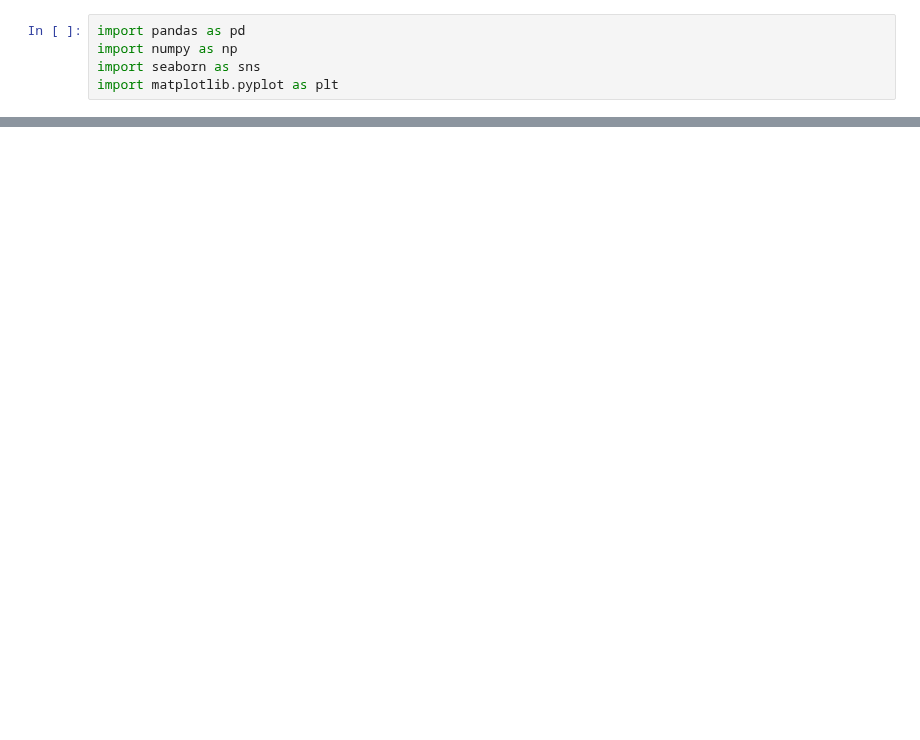
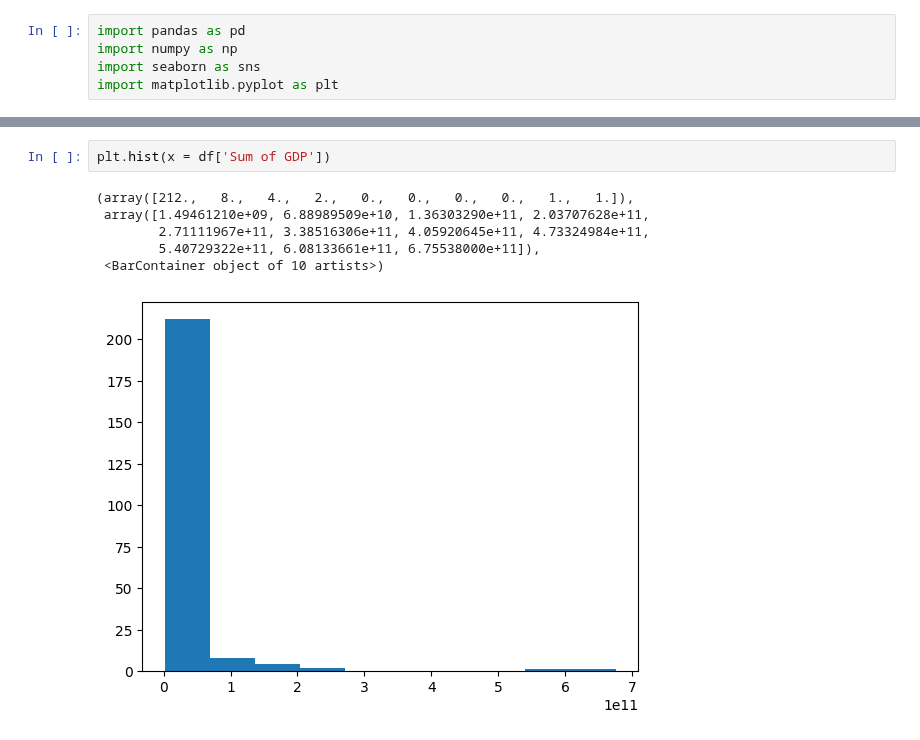
Before and after one commit to shuting2023/Natures_Rx, a Jupyter notebook: allmergedNewEDA.ipynb, the cells around one changed output, grey strips where cells are left out. Drawn from its saved outputs; the diff is of its cells as text; blank space fills up the shorter version.

```diff
--- a/allmergedNewEDA.ipynb
+++ b/allmergedNewEDA.ipynb
@@ -57,0 +79,9 @@ plt.hist(x = df['MH_Score'])
+# %%
+plt.hist(x = df['Sum of GDP'])
+# %% [output]
+(array([212.,   8.,   4.,   2.,   0.,   0.,   0.,   0.,   1.,   1.]),
+ array([1.49461210e+09, 6.88989509e+10, 1.36303290e+11, 2.03707628e+11,
+        2.71111967e+11, 3.38516306e+11, 4.05920645e+11, 4.73324984e+11,
+        5.40729322e+11, 6.08133661e+11, 6.75538000e+11]),
+ <BarContainer object of 10 artists>)
+[figure, added]
```
Also changed, not shown: parts of 42 cells of this notebook, 1 other file.
